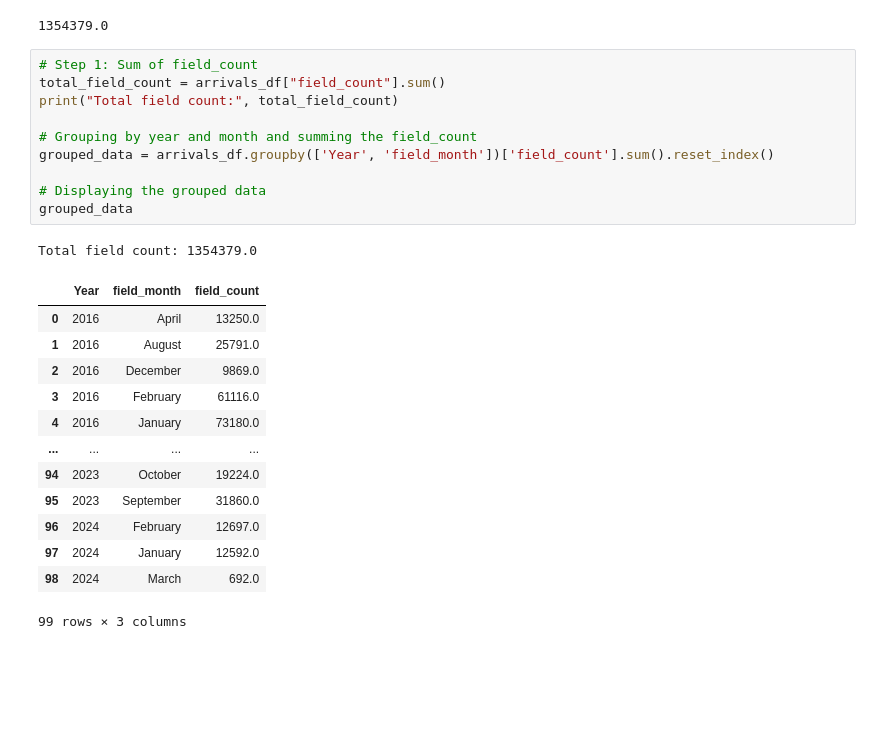
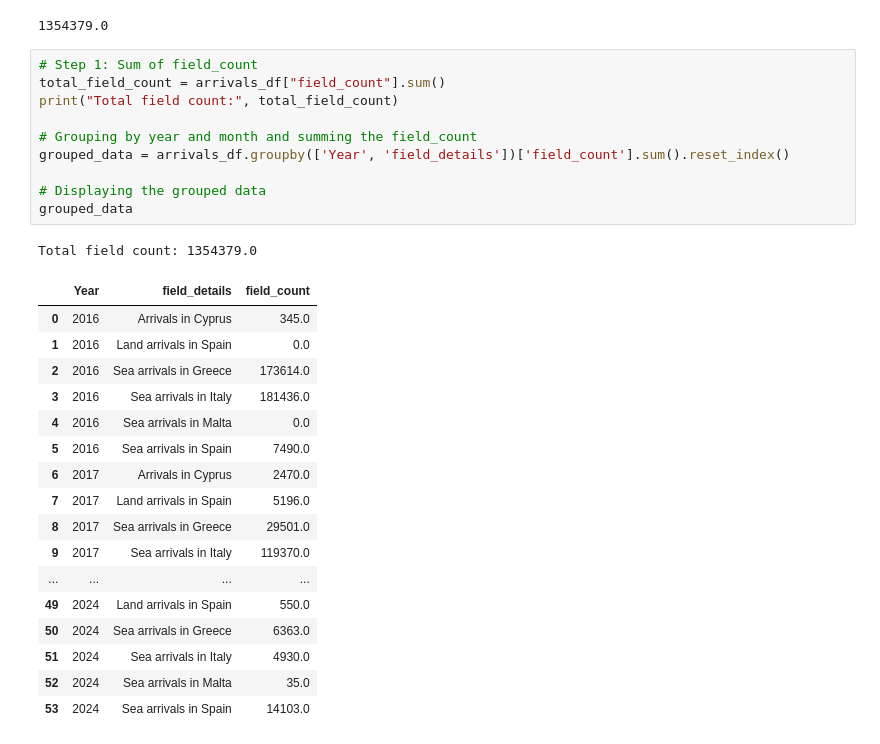
Before and after one commit to Haque2/project1, a Jupyter notebook: Data 2.ipynb, the cells around one changed output. Cells and saved outputs as stored; diff of their text form; blank space fills up the shorter version.

```diff
--- a/Data 2.ipynb
+++ b/Data 2.ipynb
@@ -51,25 +138,29 @@ arrivals_df["field_count"].sum()
 # %%
 # Step 1: Sum of field_count
 total_field_count = arrivals_df["field_count"].sum()
 print("Total field count:", total_field_count)
 
 # Grouping by year and month and summing the field_count
-grouped_data = arrivals_df.groupby(['Year', 'field_month'])['field_count'].sum().reset_index()
+grouped_data = arrivals_df.groupby(['Year', 'field_details'])['field_count'].sum().reset_index()
 
 # Displaying the grouped data
 grouped_data
 # %% [output]
 Total field count: 1354379.0
-|  | Year | field_month | field_count |
-| 0 | 2016 | April | 13250.0 |
-| 1 | 2016 | August | 25791.0 |
-| 2 | 2016 | December | 9869.0 |
-| 3 | 2016 | February | 61116.0 |
-| 4 | 2016 | January | 73180.0 |
+|  | Year | field_details | field_count |
+| 0 | 2016 | Arrivals in Cyprus | 345.0 |
+| 1 | 2016 | Land arrivals in Spain | 0.0 |
+| 2 | 2016 | Sea arrivals in Greece | 173614.0 |
+| 3 | 2016 | Sea arrivals in Italy | 181436.0 |
+| 4 | 2016 | Sea arrivals in Malta | 0.0 |
+| 5 | 2016 | Sea arrivals in Spain | 7490.0 |
+| 6 | 2017 | Arrivals in Cyprus | 2470.0 |
+| 7 | 2017 | Land arrivals in Spain | 5196.0 |
+| 8 | 2017 | Sea arrivals in Greece | 29501.0 |
+| 9 | 2017 | Sea arrivals in Italy | 119370.0 |
 | ... | ... | ... | ... |
-| 94 | 2023 | October | 19224.0 |
-| 95 | 2023 | September | 31860.0 |
-| 96 | 2024 | February | 12697.0 |
-| 97 | 2024 | January | 12592.0 |
-| 98 | 2024 | March | 692.0 |
+| 49 | 2024 | Land arrivals in Spain | 550.0 |
+| 50 | 2024 | Sea arrivals in Greece | 6363.0 |
+| 51 | 2024 | Sea arrivals in Italy | 4930.0 |
+| 52 | 2024 | Sea arrivals in Malta | 35.0 |
+| 53 | 2024 | Sea arrivals in Spain | 14103.0 |
-99 rows × 3 columns
```
Also changed, not shown: parts of 13 cells of this notebook, 16 other files.
